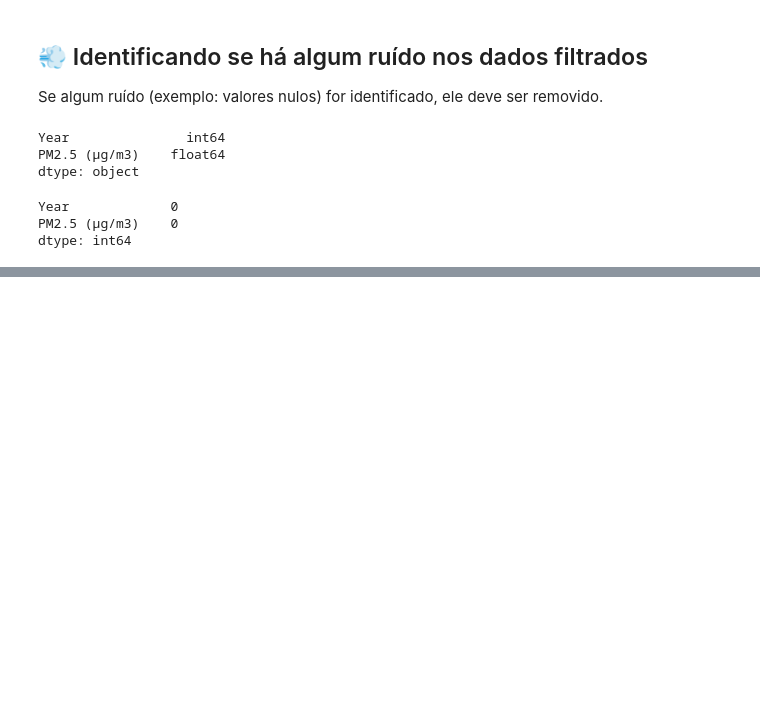
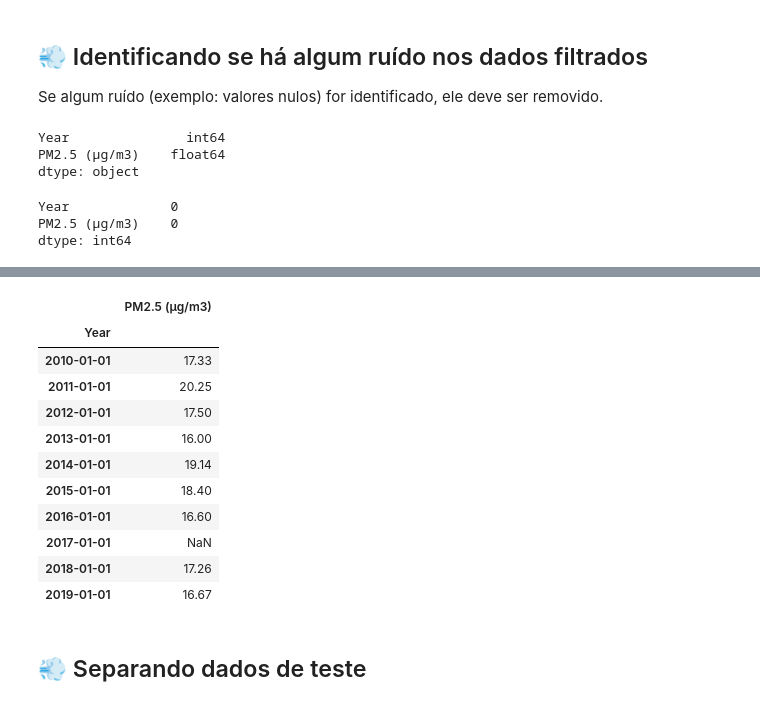
Before and after one commit to gioliveirass/fatec-AM-airPollutionLevel, a Jupyter notebook: air_pollution_level.ipynb, the cells around one changed output, grey strips where cells are left out. Cells and saved outputs as stored; diff of their text form; code cells hidden in the pictures; blank space fills up the shorter version.

```diff
--- a/air_pollution_level.ipynb
+++ b/air_pollution_level.ipynb
@@ -141,0 +157,18 @@ ax.legend();
+# %%
+# Em caso de buracos, podemos preencher os valores (Importante: verificar a frequência)
+sorted_data.asfreq(freq='ys', fill_value=np.nan)
+# %% [output]
+|  | PM2.5 (μg/m3) |
+| Year |  |
+| 2010-01-01 | 17.33 |
+| 2011-01-01 | 20.25 |
+| 2012-01-01 | 17.50 |
+| 2013-01-01 | 16.00 |
+| 2014-01-01 | 19.14 |
+| 2015-01-01 | 18.40 |
+| 2016-01-01 | 16.60 |
+| 2017-01-01 | NaN |
+| 2018-01-01 | 17.26 |
+| 2019-01-01 | 16.67 |
+# %% [markdown]
+## 💨 Separando dados de teste
```
Also changed, not shown: parts of 13 cells of this notebook.
